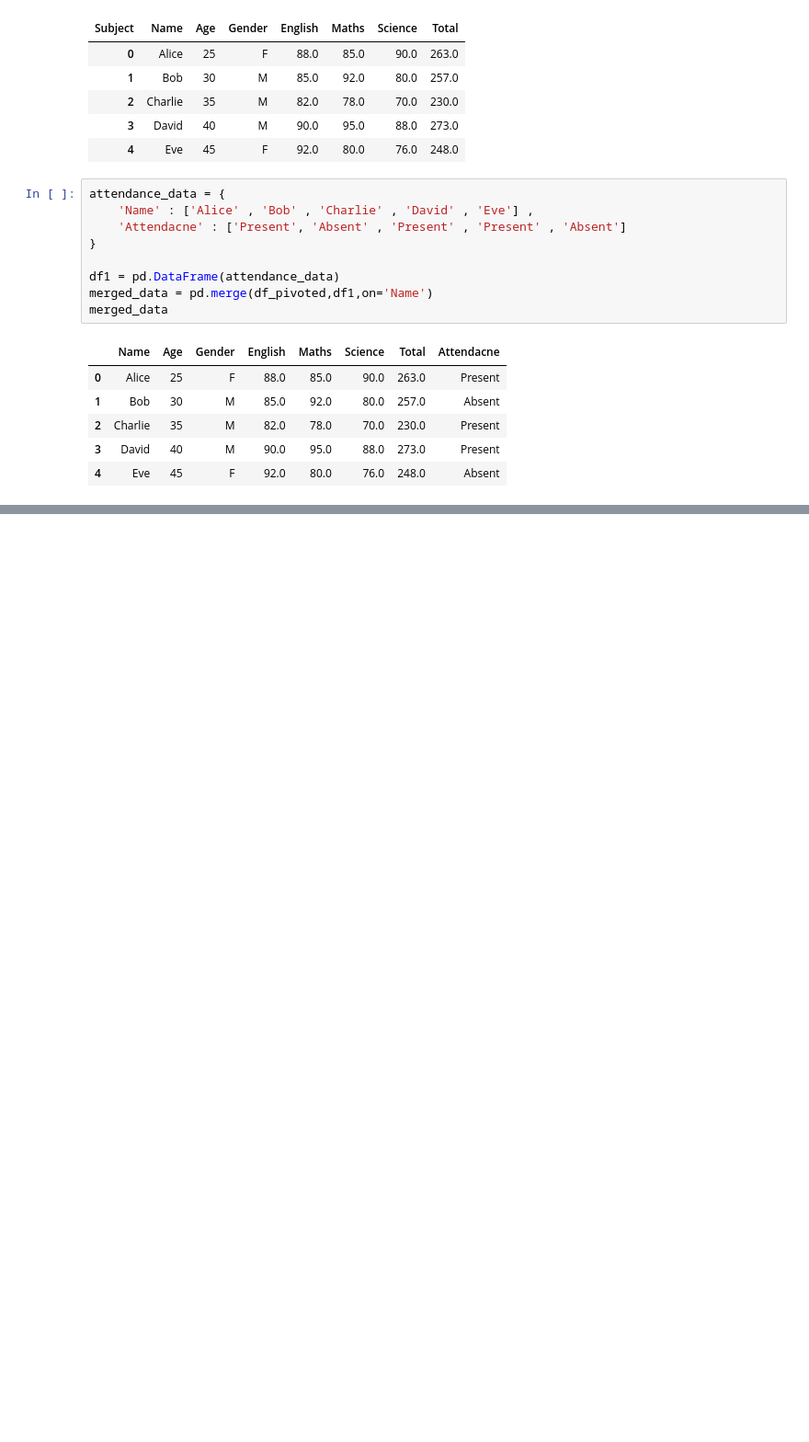
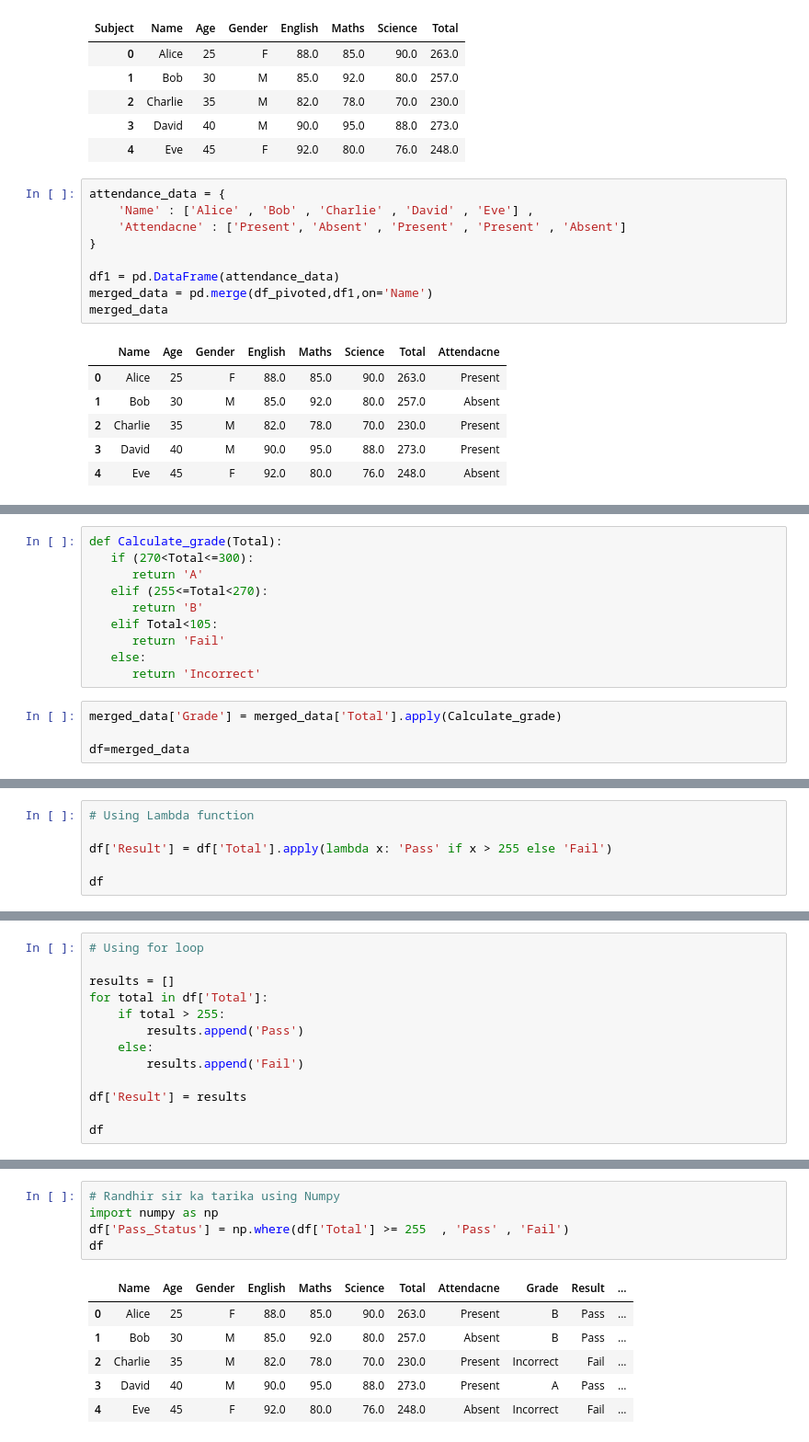
Before and after one commit to SachinKukkar/Summer-Internship-Learn_and_Build, a Jupyter notebook: Pandas/pandas_concepts.ipynb, the cells around one changed output, grey strips where cells are left out. Shown: that part at 92% size. Drawn from its saved outputs; the diff is of its cells as text; blank space fills up the shorter version.

```diff
--- a/Pandas/pandas_concepts.ipynb
+++ b/Pandas/pandas_concepts.ipynb
@@ -122,0 +209,14 @@ merged_data
+# %%
+def Calculate_grade(Total):
+   if (270<Total<=300):
+      return 'A'
+   elif (255<=Total<270):
+      return 'B'
+   elif Total<105:
+      return 'Fail'
+   else:
+      return 'Incorrect'
+# %%
+merged_data['Grade'] = merged_data['Total'].apply(Calculate_grade)
+
+df=merged_data
@@ -122,0 +231,6 @@ merged_data
+# %%
+# Using Lambda function
+
+df['Result'] = df['Total'].apply(lambda x: 'Pass' if x > 255 else 'Fail')
+
+df
@@ -122,0 +244,13 @@ merged_data
+# %%
+# Using for loop
+
+results = []
+for total in df['Total']:
+    if total > 255:
+        results.append('Pass')
+    else:
+        results.append('Fail')
+
+df['Result'] = results
+
+df
@@ -122,0 +264,12 @@ merged_data
+# %%
+# Randhir sir ka tarika using Numpy
+import numpy as np
+df['Pass_Status'] = np.where(df['Total'] >= 255  , 'Pass' , 'Fail')
+df
+# %% [output]
+|  | Name | Age | Gender | English | Maths | Science | Total | Attendacne | Grade | Result | ... |
+| 0 | Alice | 25 | F | 88.0 | 85.0 | 90.0 | 263.0 | Present | B | Pass | ... |
+| 1 | Bob | 30 | M | 85.0 | 92.0 | 80.0 | 257.0 | Absent | B | Pass | ... |
+| 2 | Charlie | 35 | M | 82.0 | 78.0 | 70.0 | 230.0 | Present | Incorrect | Fail | ... |
+| 3 | David | 40 | M | 90.0 | 95.0 | 88.0 | 273.0 | Present | A | Pass | ... |
+| 4 | Eve | 45 | F | 92.0 | 80.0 | 76.0 | 248.0 | Absent | Incorrect | Fail | ... |
```
Also changed, not shown: parts of 15 cells of this notebook.
